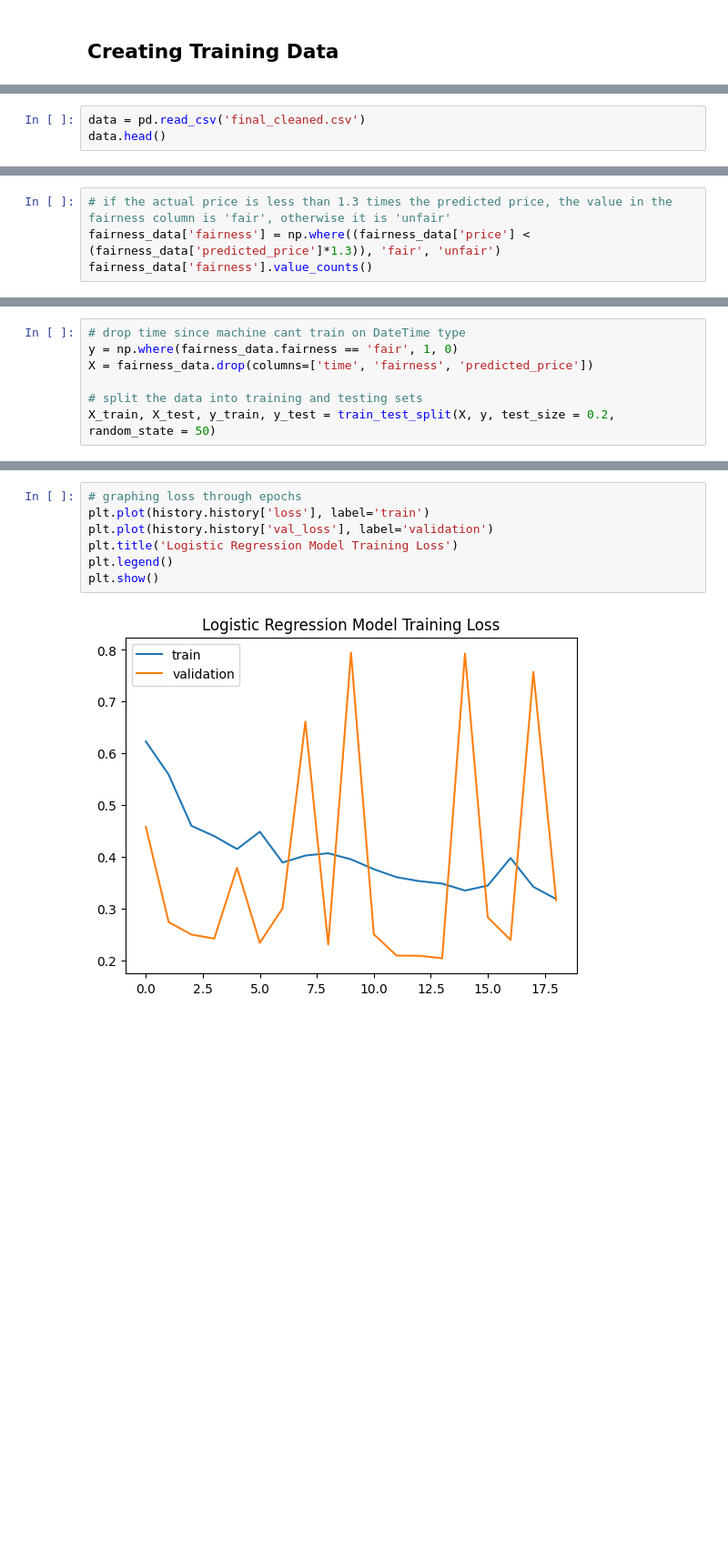
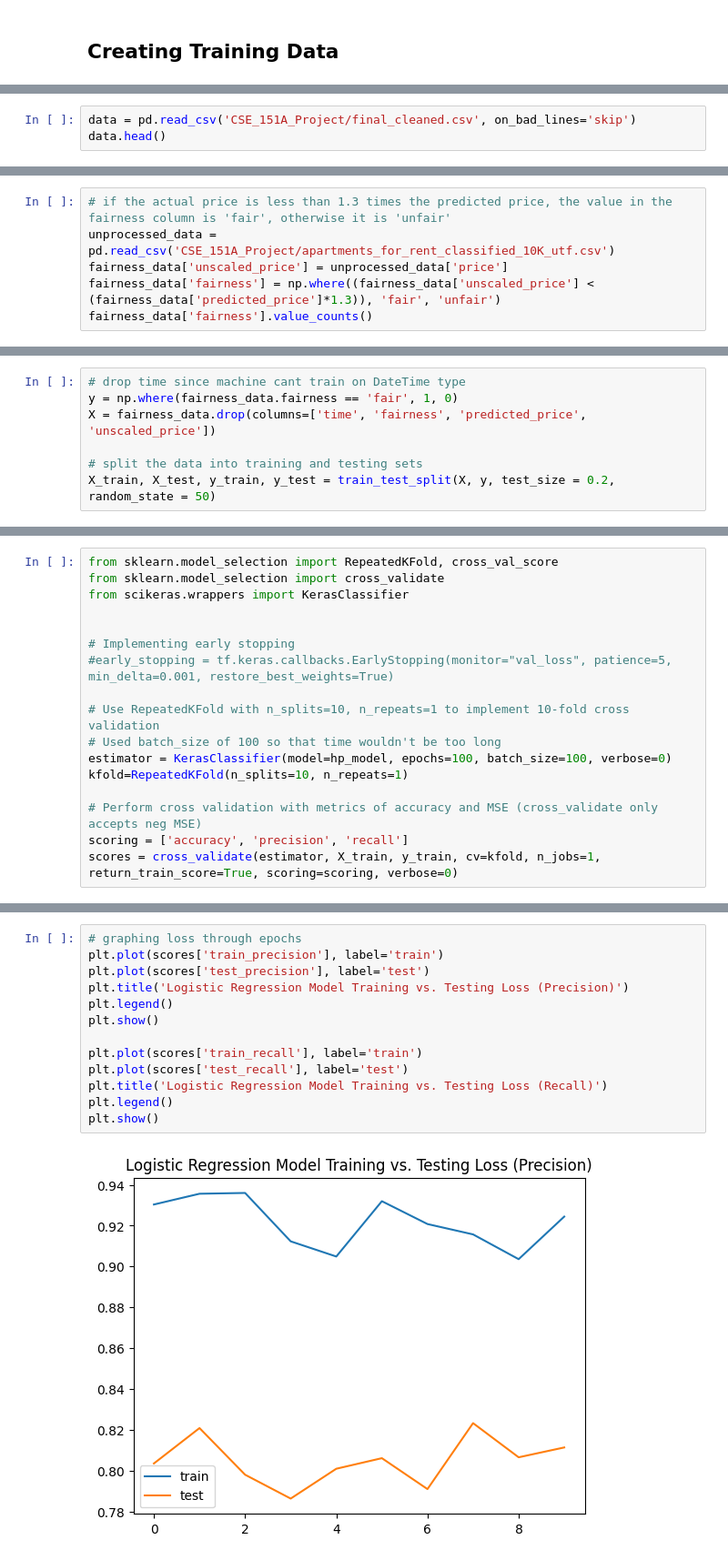
Before and after one commit to Daniel-Tran3/CSE_151A_Project, a Jupyter notebook: Model_2_Pre.ipynb, the cells around one changed output, grey strips where cells are left out. Shown at 91% size. Saved outputs shown, nothing was run; the diff lists cells and outputs as text; blank space fills up the shorter version.

Commit message:
Added hyperparameter tuning to model 2

```diff
--- a/Model_2_Pre.ipynb
+++ b/Model_2_Pre.ipynb
@@ -41,7 +56,7 @@ Trainable params: 40393 (157.79 KB)
 Non-trainable params: 0 (0.00 Byte)
 _________________________________________________________________
 # %%
-data = pd.read_csv('final_cleaned.csv')
+data = pd.read_csv('CSE_151A_Project/final_cleaned.csv', on_bad_lines='skip')
 data.head()
 # %% [output]
 |  | bathrooms | bedrooms | price | square_feet | time | state_AK | state_AL | state_AR | state_AZ | state_CA | ... |
@@ -67,6 +93,8 @@ fairness_data.head()
 5 rows × 1659 columns
 # %%
 # if the actual price is less than 1.3 times the predicted price, the value in the fairness column is 'fair', otherwise it is 'unfair'
-fairness_data['fairness'] = np.where((fairness_data['price'] < (fairness_data['predicted_price']*1.3)), 'fair', 'unfair')
+unprocessed_data = pd.read_csv('CSE_151A_Project/apartments_for_rent_classified_10K_utf.csv')
+fairness_data['unscaled_price'] = unprocessed_data['price']
+fairness_data['fairness'] = np.where((fairness_data['unscaled_price'] < (fairness_data['predicted_price']*1.3)), 'fair', 'unfair')
 fairness_data['fairness'].value_counts()
 # %% [output]
@@ -76,7 +104,7 @@ Name: fairness, dtype: int64
 # %%
 # drop time since machine cant train on DateTime type
 y = np.where(fairness_data.fairness == 'fair', 1, 0)
-X = fairness_data.drop(columns=['time', 'fairness', 'predicted_price'])
+X = fairness_data.drop(columns=['time', 'fairness', 'predicted_price', 'unscaled_price'])
 
 # split the data into training and testing sets
 X_train, X_test, y_train, y_test = train_test_split(X, y, test_size = 0.2, random_state = 50)
@@ -94,0 +256,17 @@ early_stopping = tf.keras.callbacks.EarlyStopping(monitor="val_loss", patience=5
+# %%
+from sklearn.model_selection import RepeatedKFold, cross_val_score
+from sklearn.model_selection import cross_validate
+from scikeras.wrappers import KerasClassifier
+
+
+# Implementing early stopping
+#early_stopping = tf.keras.callbacks.EarlyStopping(monitor="val_loss", patience=5, min_delta=0.001, restore_best_weights=True)
+
+# Use RepeatedKFold with n_splits=10, n_repeats=1 to implement 10-fold cross validation
+# Used batch_size of 100 so that time wouldn't be too long
+estimator = KerasClassifier(model=hp_model, epochs=100, batch_size=100, verbose=0)
+kfold=RepeatedKFold(n_splits=10, n_repeats=1)
+
+# Perform cross validation with metrics of accuracy and MSE (cross_validate only accepts neg MSE)
+scoring = ['accuracy', 'precision', 'recall']
+scores = cross_validate(estimator, X_train, y_train, cv=kfold, n_jobs=1, return_train_score=True, scoring=scoring, verbose=0)
@@ -98,9 +294,15 @@ history = log_model.fit(X_train, y_train, batch_size=1, epochs=100, validation_s
 # %%
 # graphing loss through epochs
-plt.plot(history.history['loss'], label='train')
-plt.plot(history.history['val_loss'], label='validation')
-plt.title('Logistic Regression Model Training Loss')
+plt.plot(scores['train_precision'], label='train')
+plt.plot(scores['test_precision'], label='test')
+plt.title('Logistic Regression Model Training vs. Testing Loss (Precision)')
 plt.legend()
 plt.show()
+
+plt.plot(scores['train_recall'], label='train')
+plt.plot(scores['test_recall'], label='test')
+plt.title('Logistic Regression Model Training vs. Testing Loss (Recall)')
+plt.legend()
+plt.show()
 # %% [output]
-[figure, old version]
+[figure, new version]
```
Also changed, not shown: parts of 28 cells of this notebook.
